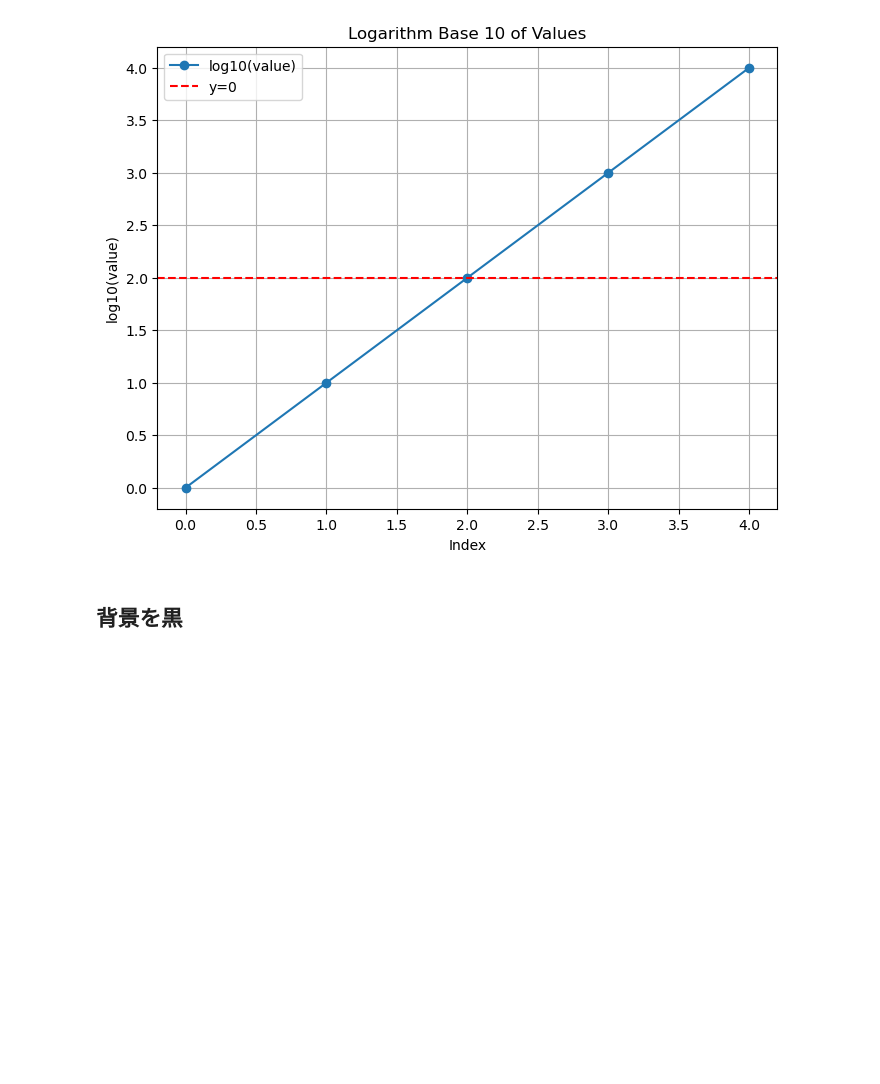
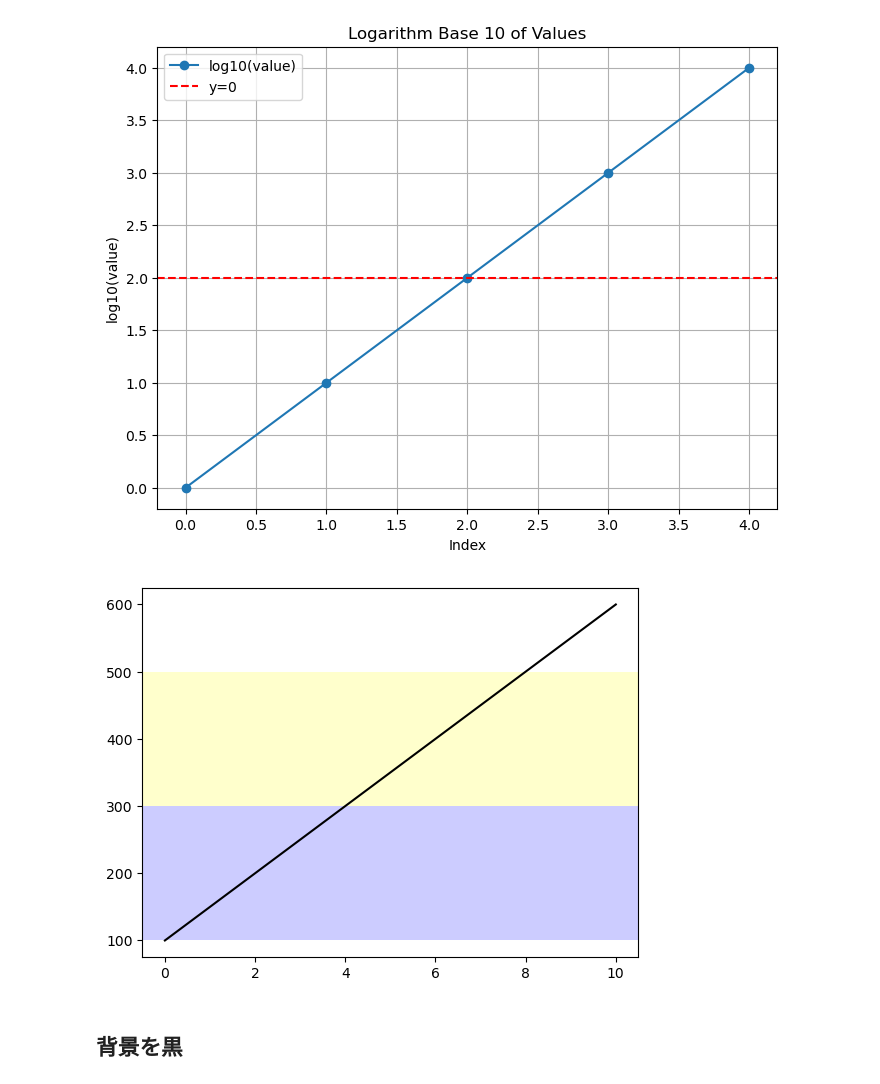
Before and after one commit to manman4/lang, a Jupyter notebook: python/matplotlib/折れ線グラフ.ipynb, the cells around one changed output. Drawn from its saved outputs; the diff is of its cells as text; code cells hidden in the pictures; blank space fills up the shorter version.

```diff
--- a/python/matplotlib/折れ線グラフ.ipynb
+++ b/python/matplotlib/折れ線グラフ.ipynb
@@ -125,6 +125,23 @@ plt.grid(True)
 plt.show()
 # %% [output]
 [figure]
+# %%
+# サンプルデータ
+x = np.linspace(0, 10, 500)
+y = 50 * x + 100
+
+fig, ax = plt.subplots()
+
+# 背景に色をつける（Y値の範囲に応じて）
+ax.axhspan(100, 300, facecolor='blue', alpha=0.2)
+ax.axhspan(300, 500, facecolor='yellow', alpha=0.2)
+
+# データのプロット
+ax.plot(x, y, color='black')
+
+plt.show()
+# %% [output]
+[figure, added]
 # %% [markdown]
 ## 背景を黒
 # %%
```
Also changed, not shown: parts of 2 cells of this notebook.
